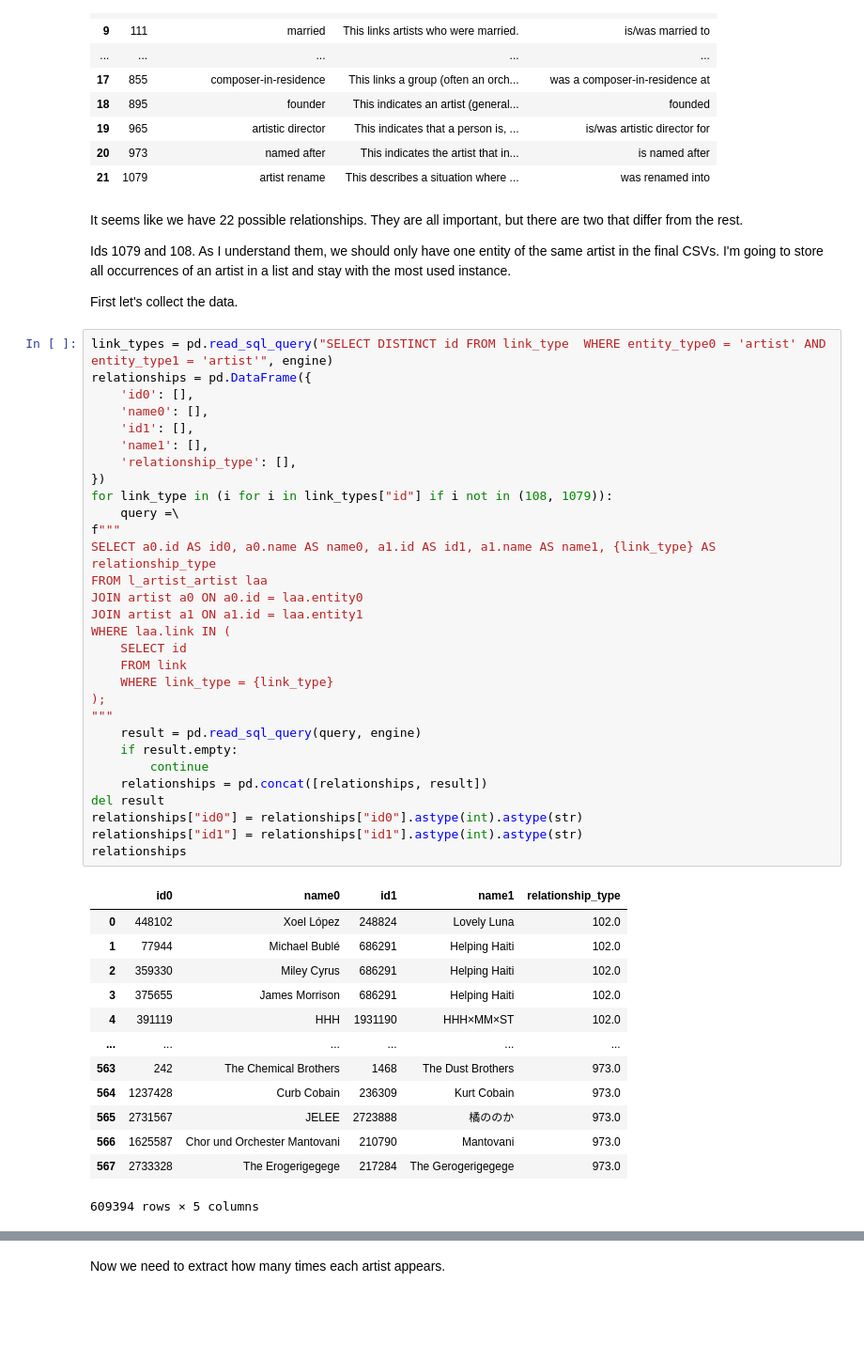
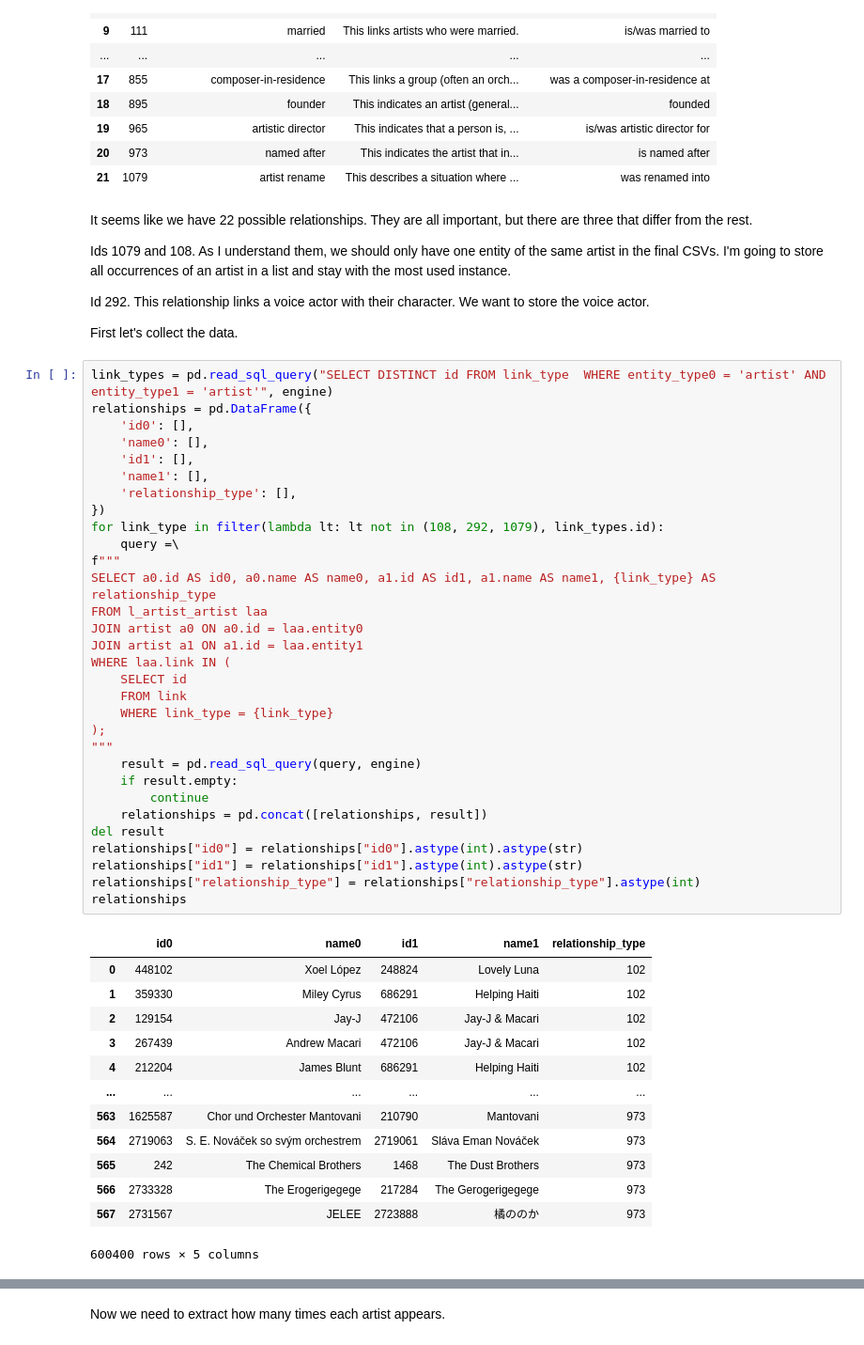
Before and after one commit to aleferu/musicbrainz, a Jupyter notebook: artist_artist.ipynb, the cells around one changed output, grey strips where cells are left out. Shown at 94% size. Cells and saved outputs as stored; diff of their text form; blank space fills up the shorter version.

```diff
--- a/artist_artist.ipynb
+++ b/artist_artist.ipynb
@@ -105,53 +102,56 @@ pd.read_sql_query(query, engine)
 | 20 | 973 | named after | This indicates the artist that in... | is named after |
 | 21 | 1079 | artist rename | This describes a situation where ... | was renamed into |
 # %% [markdown]
-It seems like we have 22 possible relationships. They are all important, but there are two that differ from the rest.
+It seems like we have 22 possible relationships. They are all important, but there are three that differ from the rest.
 
 Ids 1079 and 108. As I understand them, we should only have one entity of the same artist in the final CSVs. I'm going to store all occurrences of an artist in a list and stay with the most used instance.
 
+Id 292. This relationship links a voice actor with their character. We want to store the voice actor.
+
 First let's collect the data.
 # %%
 link_types = pd.read_sql_query("SELECT DISTINCT id FROM link_type  WHERE entity_type0 = 'artist' AND entity_type1 = 'artist'", engine)
 relationships = pd.DataFrame({
     'id0': [],
     'name0': [],
     'id1': [],
     'name1': [],
     'relationship_type': [],
 })
-for link_type in (i for i in link_types["id"] if i not in (108, 1079)):
+for link_type in filter(lambda lt: lt not in (108, 292, 1079), link_types.id):
     query =\
 f"""
 SELECT a0.id AS id0, a0.name AS name0, a1.id AS id1, a1.name AS name1, {link_type} AS relationship_type
 FROM l_artist_artist laa
 JOIN artist a0 ON a0.id = laa.entity0
 JOIN artist a1 ON a1.id = laa.entity1
 WHERE laa.link IN (
     SELECT id
     FROM link
     WHERE link_type = {link_type}
 );
 """
     result = pd.read_sql_query(query, engine)
     if result.empty:
         continue
     relationships = pd.concat([relationships, result])
 del result
 relationships["id0"] = relationships["id0"].astype(int).astype(str)
 relationships["id1"] = relationships["id1"].astype(int).astype(str)
+relationships["relationship_type"] = relationships["relationship_type"].astype(int)
 relationships
 # %% [output]
 |  | id0 | name0 | id1 | name1 | relationship_type |
-| 0 | 448102 | Xoel López | 248824 | Lovely Luna | 102.0 |
-| 1 | 77944 | Michael Bublé | 686291 | Helping Haiti | 102.0 |
-| 2 | 359330 | Miley Cyrus | 686291 | Helping Haiti | 102.0 |
-| 3 | 375655 | James Morrison | 686291 | Helping Haiti | 102.0 |
-| 4 | 391119 | HHH | 1931190 | HHH×MM×ST | 102.0 |
+| 0 | 448102 | Xoel López | 248824 | Lovely Luna | 102 |
+| 1 | 359330 | Miley Cyrus | 686291 | Helping Haiti | 102 |
+| 2 | 129154 | Jay-J | 472106 | Jay-J & Macari | 102 |
+| 3 | 267439 | Andrew Macari | 472106 | Jay-J & Macari | 102 |
+| 4 | 212204 | James Blunt | 686291 | Helping Haiti | 102 |
 | ... | ... | ... | ... | ... | ... |
-| 563 | 242 | The Chemical Brothers | 1468 | The Dust Brothers | 973.0 |
-| 564 | 1237428 | Curb Cobain | 236309 | Kurt Cobain | 973.0 |
-| 565 | 2731567 | JELEE | 2723888 | 橘ののか | 973.0 |
-| 566 | 1625587 | Chor und Orchester Mantovani | 210790 | Mantovani | 973.0 |
-| 567 | 2733328 | The Erogerigegege | 217284 | The Gerogerigegege | 973.0 |
+| 563 | 1625587 | Chor und Orchester Mantovani | 210790 | Mantovani | 973 |
+| 564 | 2719063 | S. E. Nováček so svým orchestrem | 2719061 | Sláva Eman Nováček | 973 |
+| 565 | 242 | The Chemical Brothers | 1468 | The Dust Brothers | 973 |
+| 566 | 2733328 | The Erogerigegege | 217284 | The Gerogerigegege | 973 |
+| 567 | 2731567 | JELEE | 2723888 | 橘ののか | 973 |
-609394 rows × 5 columns
+600400 rows × 5 columns
 # %% [markdown]
```
Also changed, not shown: parts of 23 cells of this notebook.
